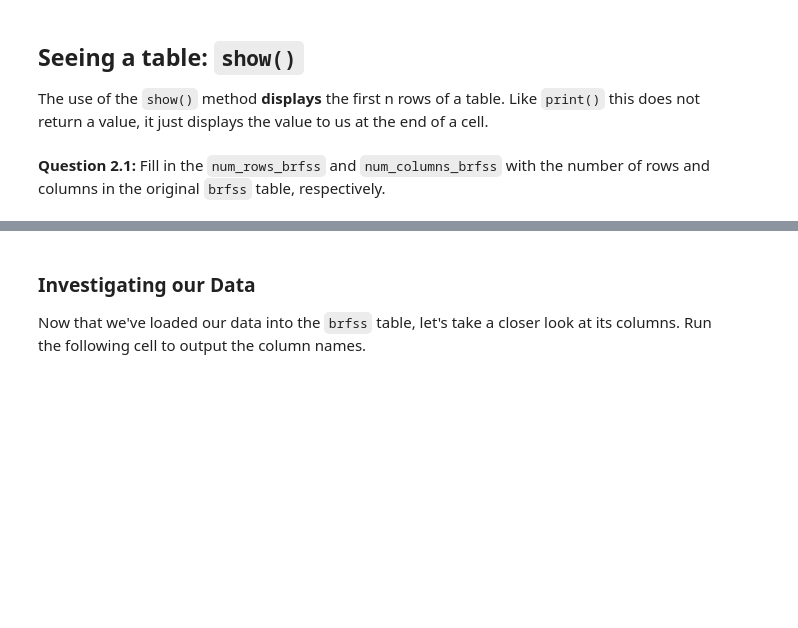
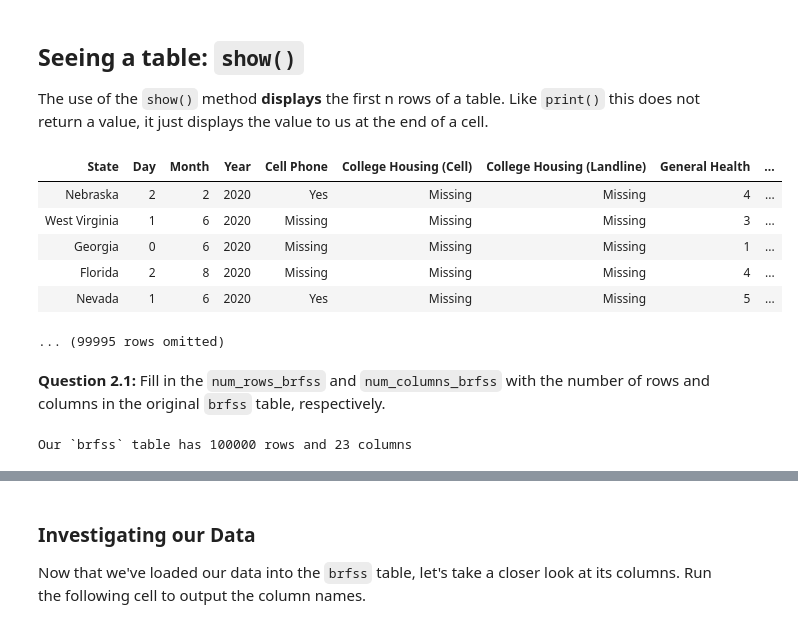
Before and after one commit to data-6-berkeley/materials-fa24, a Jupyter notebook: labs/lab03/lab03.ipynb, the cells around one changed output, grey strips where cells are left out. Drawn from its saved outputs; the diff is of its cells as text; code cells hidden in the pictures; blank space fills up the shorter version.

```diff
--- a/labs/lab03/lab03.ipynb
+++ b/labs/lab03/lab03.ipynb
@@ -125,13 +160,23 @@ The dataset that you will investigate is a **subset of the 2022 BRFSS Survey**.
 The use of the `show()` method **displays** the first n rows of a table. Like `print()` this does not return a value, it just displays the value to us at the end of a cell.
 # %%
 # Run this cell to load in the data
-brfss = Table.read_table("brfss.csv")
+brfss = Table.read_table("data/brfss.csv")
 brfss.show(5)
+# %% [output]
+| State | Day | Month | Year | Cell Phone | College Housing (Cell) | College Housing (Landline) | General Health | ... |
+| Nebraska | 2 | 2 | 2020 | Yes | Missing | Missing | 4 | ... |
+| West Virginia | 1 | 6 | 2020 | Missing | Missing | Missing | 3 | ... |
+| Georgia | 0 | 6 | 2020 | Missing | Missing | Missing | 1 | ... |
+| Florida | 2 | 8 | 2020 | Missing | Missing | Missing | 4 | ... |
+| Nevada | 1 | 6 | 2020 | Yes | Missing | Missing | 5 | ... |
+... (99995 rows omitted)
 # %% [markdown]
 **Question 2.1:** Fill in the `num_rows_brfss` and `num_columns_brfss` with the number of rows and columns in the original `brfss` table, respectively.
 # %%
-num_rows_brfss = ...
-num_columns_brfss = ...
+num_rows_brfss = brfss.num_rows
+num_columns_brfss = brfss.num_columns
 print(f"Our `brfss` table has {num_rows_brfss} rows and {num_columns_brfss} columns")
+# %% [output]
+Our `brfss` table has 100000 rows and 23 columns
 # %%
 grader.check("q2_1")
```
Also changed, not shown: parts of 22 cells of this notebook.
